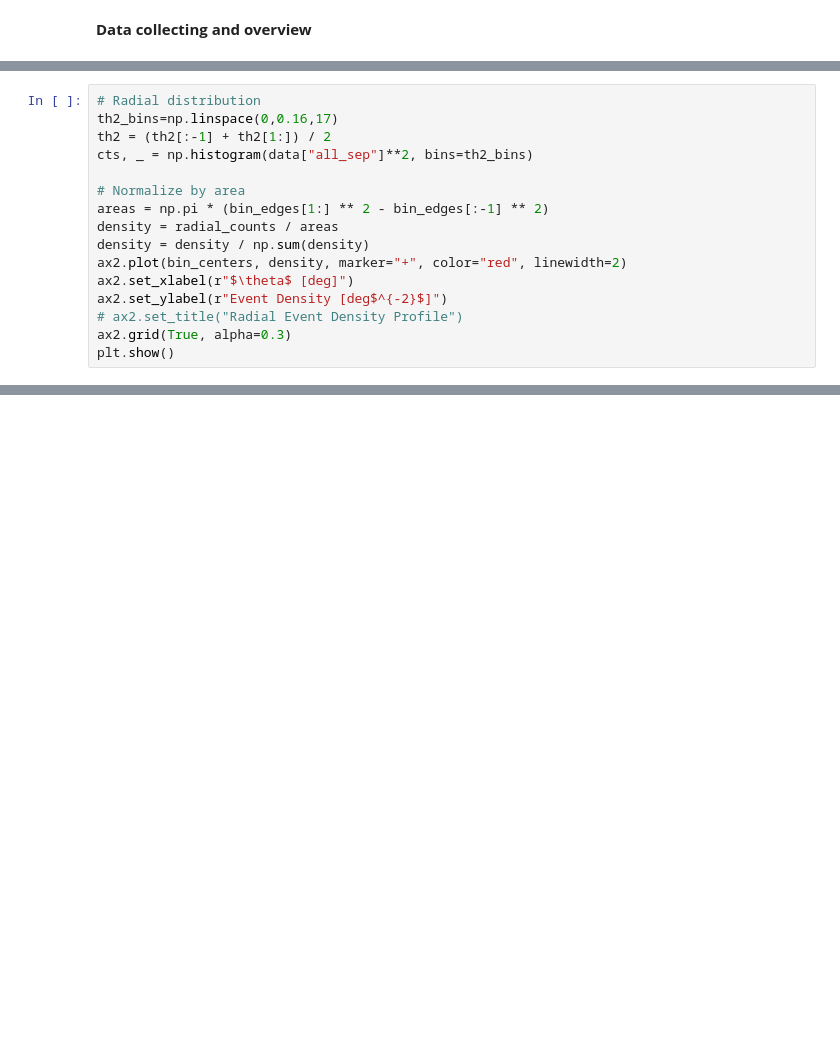
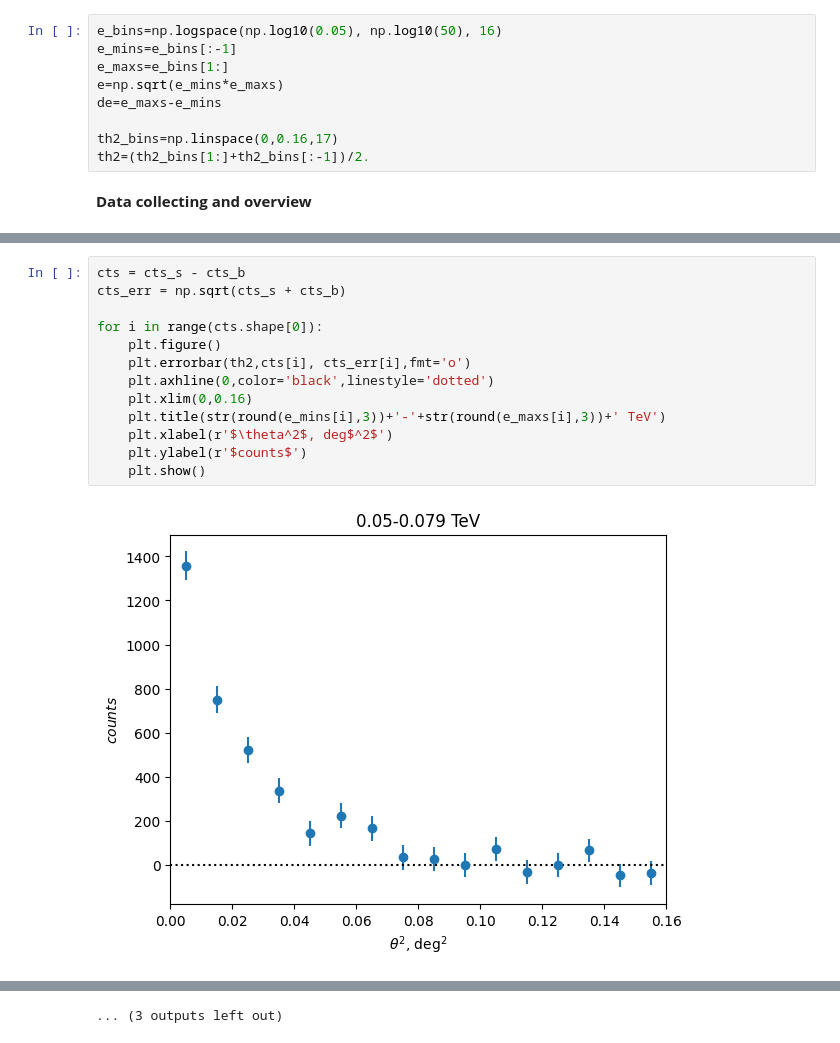
Before and after one commit to Nico812/CTAO-1DC-Blazars-analysis-TP5, a Jupyter notebook: MRK501_DC1.ipynb, the cells around one changed output, grey strips where cells are left out. Drawn from its saved outputs; the diff is of its cells as text; blank space fills up the shorter version.

```diff
--- a/MRK501_DC1.ipynb
+++ b/MRK501_DC1.ipynb
@@ -28,5 +28,14 @@ aeff = irf["aeff"]
 print(f"Pointings: {len(hbus)}")
 # %% [output]
 Pointings: 126
+# %%
+e_bins=np.logspace(np.log10(0.05), np.log10(50), 16)
+e_mins=e_bins[:-1]
+e_maxs=e_bins[1:]
+e=np.sqrt(e_mins*e_maxs)
+de=e_maxs-e_mins
+
+th2_bins=np.linspace(0,0.16,17)
+th2=(th2_bins[1:]+th2_bins[:-1])/2.
 # %% [markdown]
 **Data collecting and overview**
@@ -117,16 +41,0 @@ Exposure time = 17.8h
-# %%
-# Radial distribution
-th2_bins=np.linspace(0,0.16,17)
-th2 = (th2[:-1] + th2[1:]) / 2
-cts, _ = np.histogram(data["all_sep"]**2, bins=th2_bins)
-
-# Normalize by area
-areas = np.pi * (bin_edges[1:] ** 2 - bin_edges[:-1] ** 2)
-density = radial_counts / areas
-density = density / np.sum(density)
-ax2.plot(bin_centers, density, marker="+", color="red", linewidth=2)
-ax2.set_xlabel(r"$\theta$ [deg]")
-ax2.set_ylabel(r"Event Density [deg$^{-2}$]")
-# ax2.set_title("Radial Event Density Profile")
-ax2.grid(True, alpha=0.3)
-plt.show()
@@ -677,0 +93,15 @@ No 3σ threshold for $B=10^{-12}$G
+# %%
+cts = cts_s - cts_b
+cts_err = np.sqrt(cts_s + cts_b)
+
+for i in range(cts.shape[0]):
+    plt.figure()
+    plt.errorbar(th2,cts[i], cts_err[i],fmt='o')
+    plt.axhline(0,color='black',linestyle='dotted')
+    plt.xlim(0,0.16)
+    plt.title(str(round(e_mins[i],3))+'-'+str(round(e_maxs[i],3))+' TeV')
+    plt.xlabel(r'$\theta^2$, deg$^2$')
+    plt.ylabel(r'$counts$')
+    plt.show()
+# %% [output]
+[figure, added]
@@ -677,0 +119 @@ No 3σ threshold for $B=10^{-12}$G
+... (3 outputs left out)
```
Also changed, not shown: parts of 21 cells of this notebook, 1 other file.
